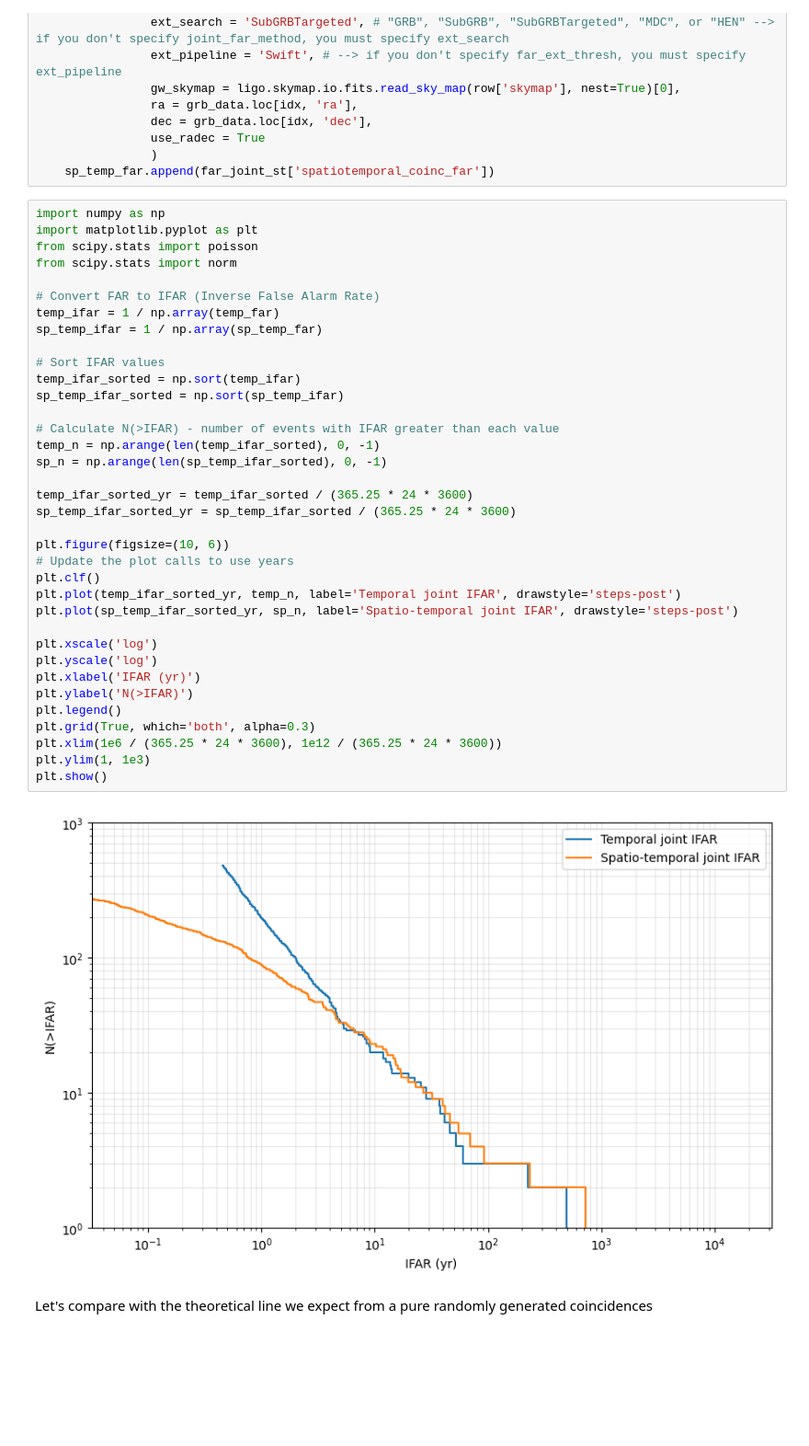
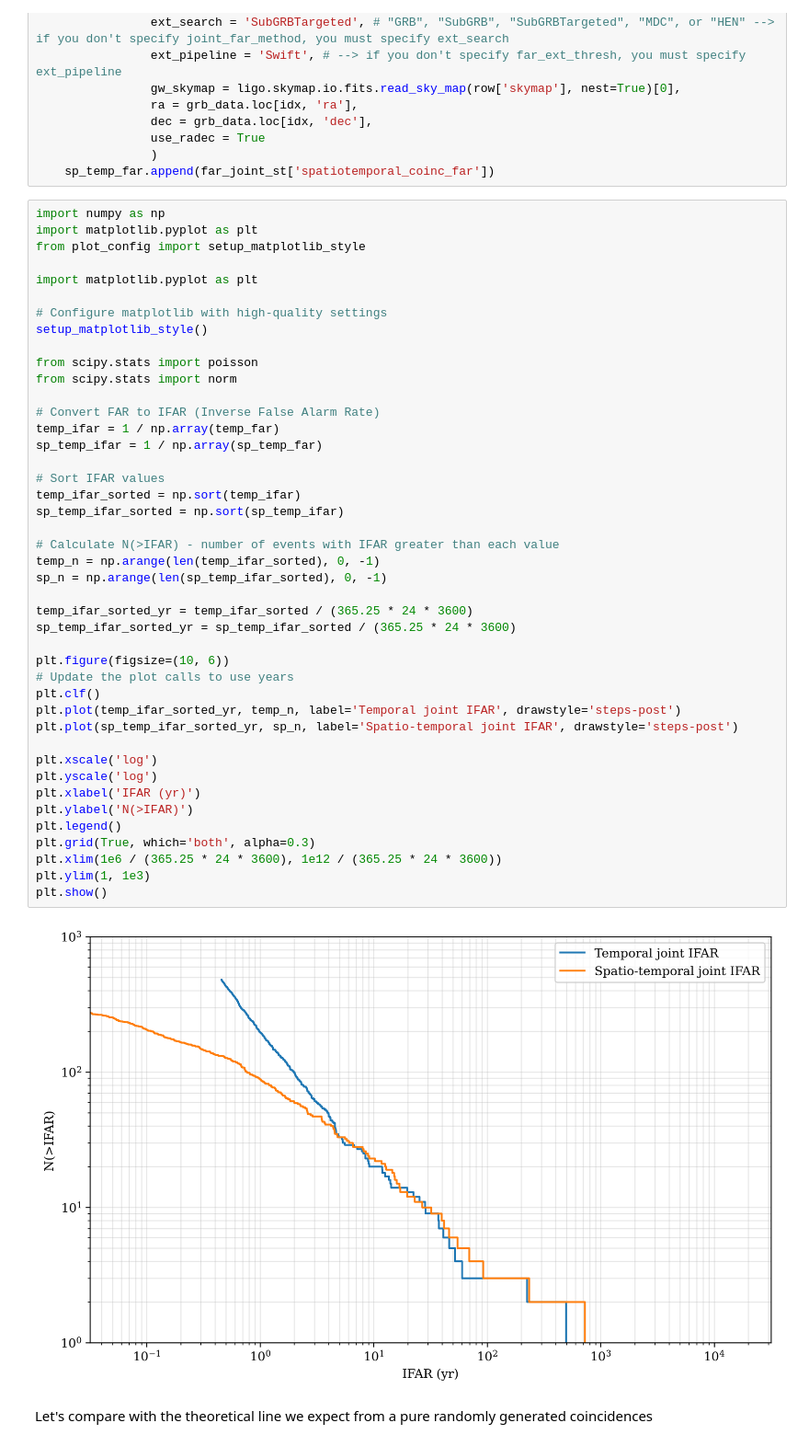
Before and after one commit to AndreaCozzumbo/acme_tutorials, a Jupyter notebook: raven/offline.ipynb, the cells around one changed output. Shown at 92% size. Cells and saved outputs as stored; diff of their text form; blank space fills up the shorter version.

```diff
--- a/raven/offline.ipynb
+++ b/raven/offline.ipynb
@@ -147,6 +147,13 @@ for idx, row in df.iterrows():
 # %%
 import numpy as np
 import matplotlib.pyplot as plt
+from plot_config import setup_matplotlib_style
+
+import matplotlib.pyplot as plt
+
+# Configure matplotlib with high-quality settings
+setup_matplotlib_style()
+
 from scipy.stats import poisson
 from scipy.stats import norm
 
@@ -154,34 +161,34 @@ from scipy.stats import norm
 temp_ifar = 1 / np.array(temp_far)
 sp_temp_ifar = 1 / np.array(sp_temp_far)
 
 # Sort IFAR values
 temp_ifar_sorted = np.sort(temp_ifar)
 sp_temp_ifar_sorted = np.sort(sp_temp_ifar)
 
 # Calculate N(>IFAR) - number of events with IFAR greater than each value
 temp_n = np.arange(len(temp_ifar_sorted), 0, -1)
 sp_n = np.arange(len(sp_temp_ifar_sorted), 0, -1)
 
 temp_ifar_sorted_yr = temp_ifar_sorted / (365.25 * 24 * 3600)
 sp_temp_ifar_sorted_yr = sp_temp_ifar_sorted / (365.25 * 24 * 3600)
 
 plt.figure(figsize=(10, 6))
 # Update the plot calls to use years
 plt.clf()
 plt.plot(temp_ifar_sorted_yr, temp_n, label='Temporal joint IFAR', drawstyle='steps-post')
 plt.plot(sp_temp_ifar_sorted_yr, sp_n, label='Spatio-temporal joint IFAR', drawstyle='steps-post')
 
 plt.xscale('log')
 plt.yscale('log')
 plt.xlabel('IFAR (yr)')
 plt.ylabel('N(>IFAR)')
 plt.legend()
 plt.grid(True, which='both', alpha=0.3)
 plt.xlim(1e6 / (365.25 * 24 * 3600), 1e12 / (365.25 * 24 * 3600))
 plt.ylim(1, 1e3)
 plt.show()
 # %% [output]
-[figure, old version]
+[figure, new version]
 # %% [markdown]
 Let's compare with the theoretical line we expect from a pure randomly generated coincidences
 # %%
```
Also changed, not shown: parts of 2 cells of this notebook, 3 other files.
